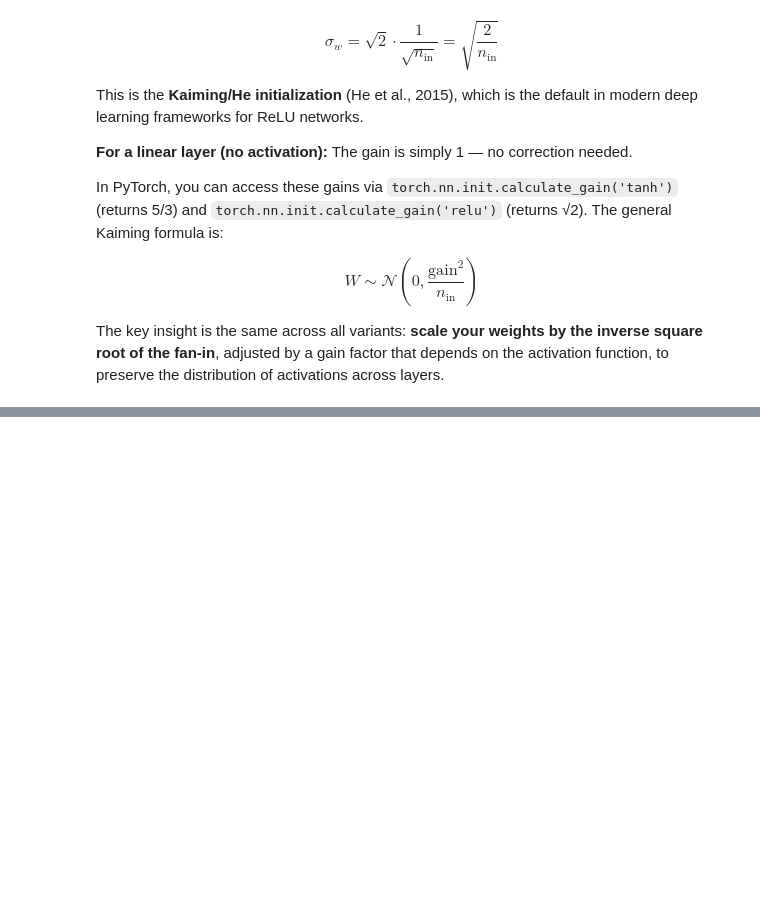
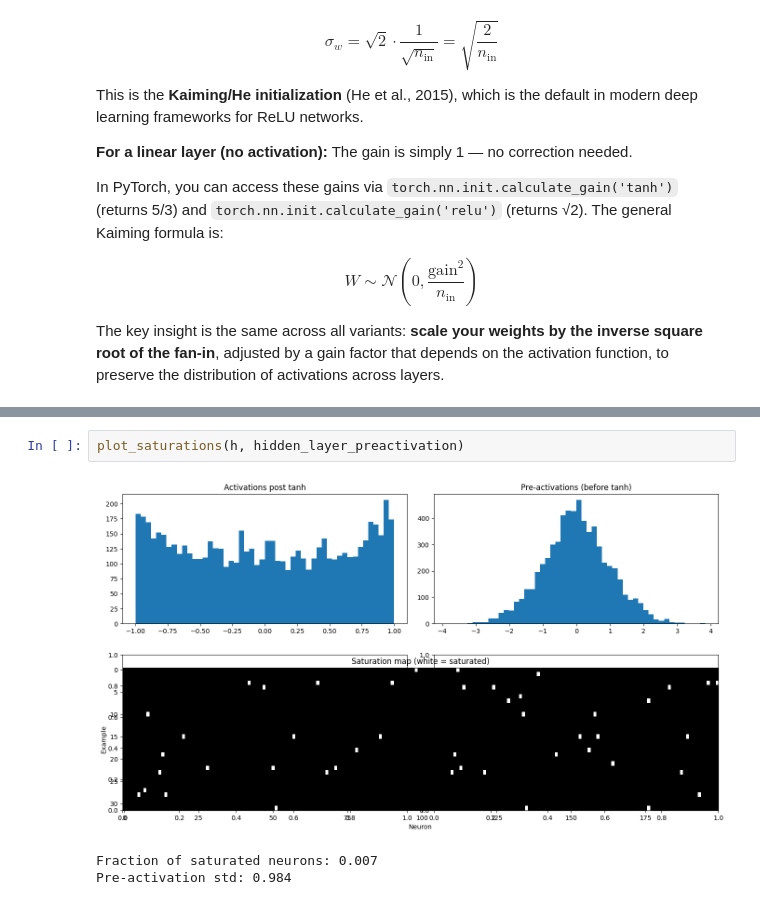
Before and after one commit to kshitijg92/karpathy-zero-to-hero-deep-work, a Jupyter notebook: lesson_4_makemore_batchnorm/makemore_initialization_batchnorm_part1.ipynb, the cells around one changed output, grey strips where cells are left out. Saved outputs shown, nothing was run; the diff lists cells and outputs as text; blank space fills up the shorter version.

```diff
--- a/lesson_4_makemore_batchnorm/makemore_initialization_batchnorm_part1.ipynb
+++ b/lesson_4_makemore_batchnorm/makemore_initialization_batchnorm_part1.ipynb
@@ -877,0 +1156,6 @@ This is a significant improvement over our earlier approach: instead of 4 arbitr
+# %%
+plot_saturations(h, hidden_layer_preactivation)
+# %% [output]
+[figure, added]
+Fraction of saturated neurons: 0.007
+Pre-activation std: 0.984
```
Also changed, not shown: parts of 39 cells of this notebook.
